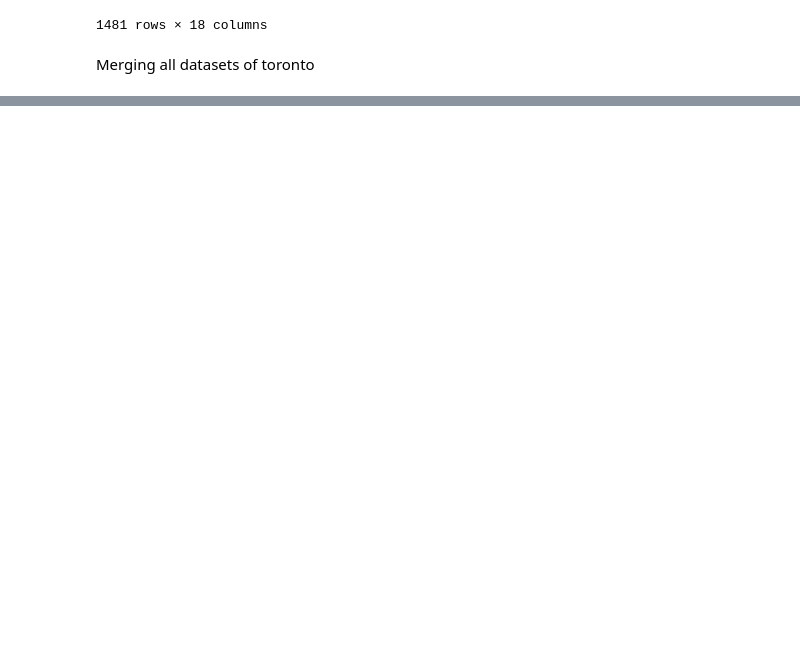
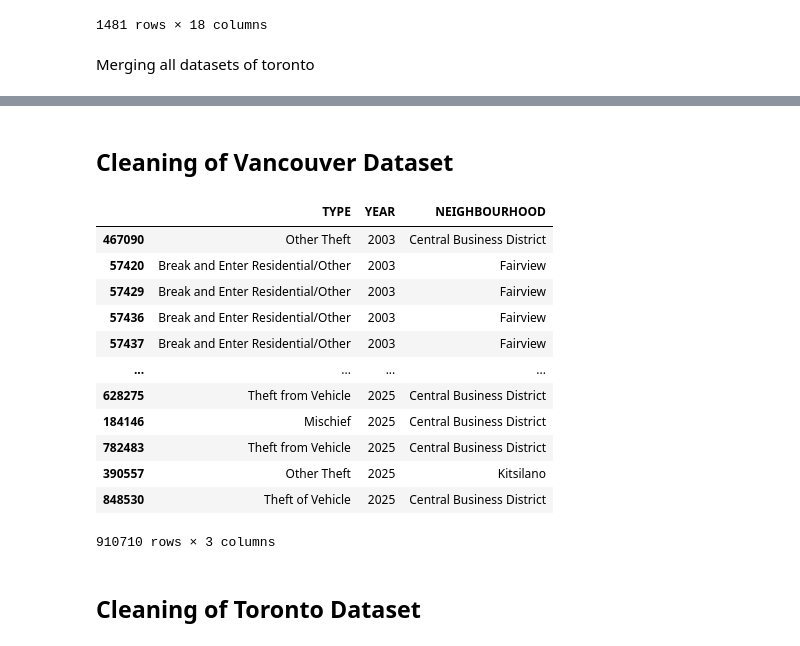
Before and after one commit to riggedjoker/CrimeAnalysis_Canada_Project, a Jupyter notebook: jupyter-notebook/crime_analysis.ipynb, the cells around one changed output, grey strips where cells are left out. Cells and saved outputs as stored; diff of their text form; code cells hidden in the pictures; blank space fills up the shorter version.

Commit message:
Updated with cleaning of vancouver dataset

```diff
--- a/jupyter-notebook/crime_analysis.ipynb
+++ b/jupyter-notebook/crime_analysis.ipynb
@@ -93,0 +81,23 @@ toronto_merged_data.dropna()
+# %% [markdown]
+<h2> Cleaning of Vancouver Dataset</h2>
+# %%
+vd = vancouver_datasets.sort_values(by = 'YEAR', ascending=True)
+
+vd_final = vd[['TYPE', 'YEAR', 'NEIGHBOURHOOD']]
+vd_final
+# %% [output]
+|  | TYPE | YEAR | NEIGHBOURHOOD |
+| 467090 | Other Theft | 2003 | Central Business District |
+| 57420 | Break and Enter Residential/Other | 2003 | Fairview |
+| 57429 | Break and Enter Residential/Other | 2003 | Fairview |
+| 57436 | Break and Enter Residential/Other | 2003 | Fairview |
+| 57437 | Break and Enter Residential/Other | 2003 | Fairview |
+| ... | ... | ... | ... |
+| 628275 | Theft from Vehicle | 2025 | Central Business District |
+| 184146 | Mischief | 2025 | Central Business District |
+| 782483 | Theft from Vehicle | 2025 | Central Business District |
+| 390557 | Other Theft | 2025 | Kitsilano |
+| 848530 | Theft of Vehicle | 2025 | Central Business District |
+910710 rows × 3 columns
+# %% [markdown]
+<h2>Cleaning of Toronto Dataset</h2>
```
Also changed, not shown: parts of 2 cells of this notebook.
